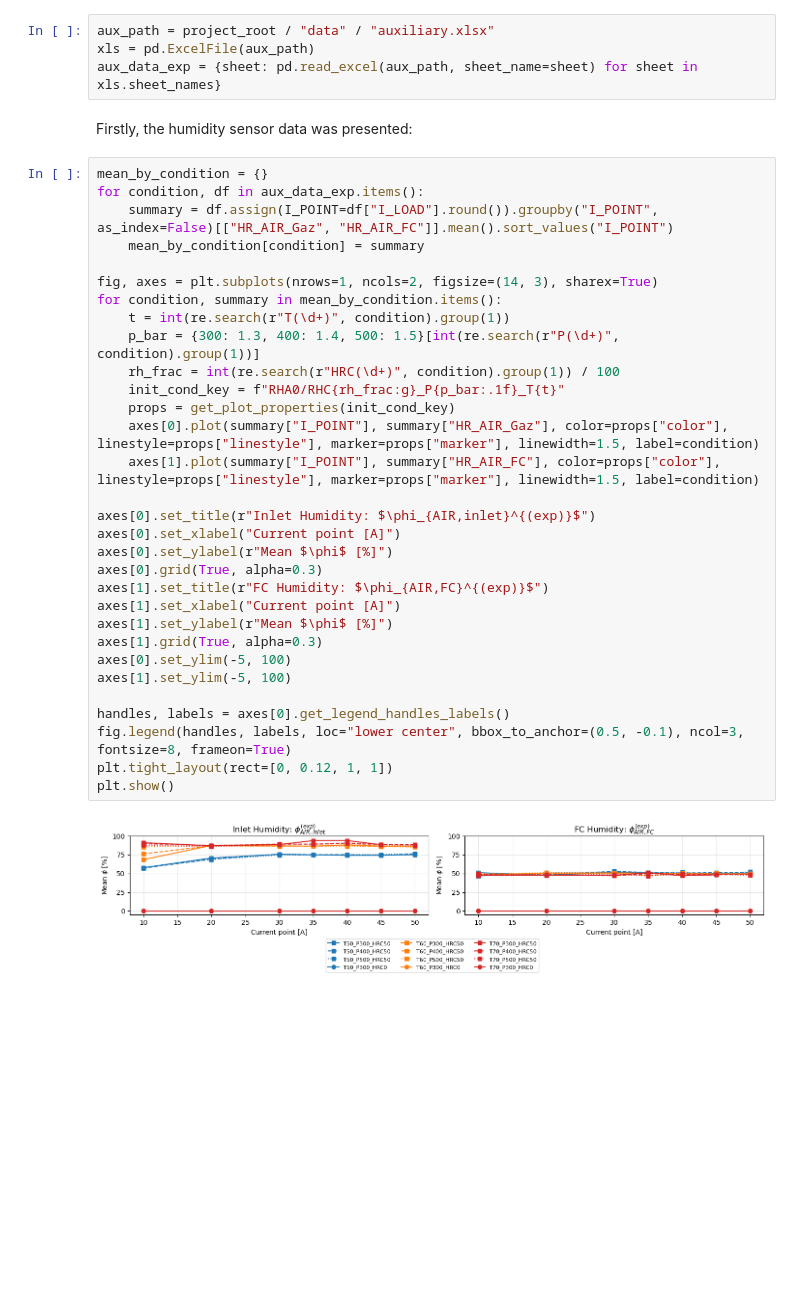
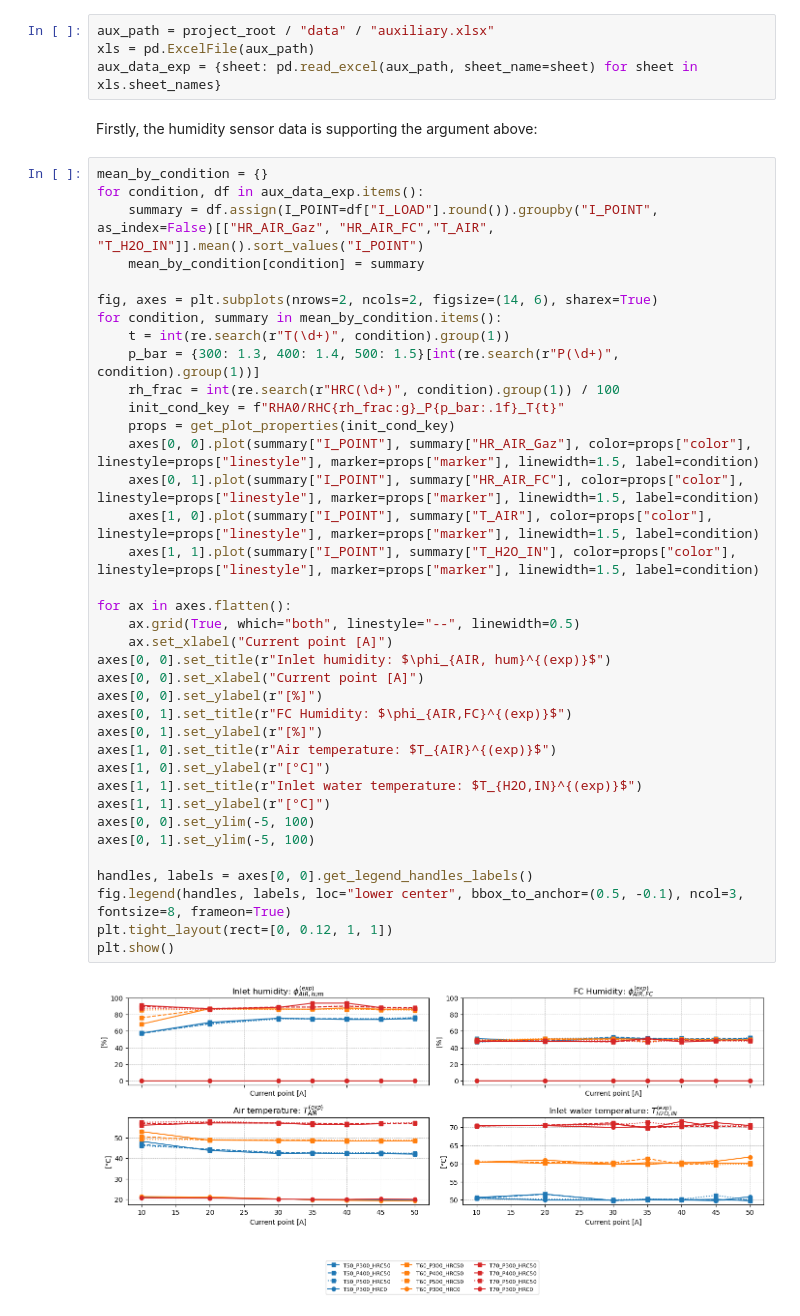
Before and after one commit to YuKwanH/DS-AlphaPEM, a Jupyter notebook: simulation/polar_test/case_2026Apr.ipynb, the cells around one changed output. Drawn from its saved outputs; the diff is of its cells as text; blank space fills up the shorter version.

```diff
--- a/simulation/polar_test/case_2026Apr.ipynb
+++ b/simulation/polar_test/case_2026Apr.ipynb
@@ -32,37 +32,43 @@ aux_path = project_root / "data" / "auxiliary.xlsx"
 xls = pd.ExcelFile(aux_path)
 aux_data_exp = {sheet: pd.read_excel(aux_path, sheet_name=sheet) for sheet in xls.sheet_names}
 # %% [markdown]
-Firstly, the humidity sensor data was presented:
+Firstly, the humidity sensor data is supporting the argument above:
 # %%
 mean_by_condition = {}
 for condition, df in aux_data_exp.items():
-    summary = df.assign(I_POINT=df["I_LOAD"].round()).groupby("I_POINT", as_index=False)[["HR_AIR_Gaz", "HR_AIR_FC"]].mean().sort_values("I_POINT")
+    summary = df.assign(I_POINT=df["I_LOAD"].round()).groupby("I_POINT", as_index=False)[["HR_AIR_Gaz", "HR_AIR_FC","T_AIR", "T_H2O_IN"]].mean().sort_values("I_POINT")
     mean_by_condition[condition] = summary
 
-fig, axes = plt.subplots(nrows=1, ncols=2, figsize=(14, 3), sharex=True)
+fig, axes = plt.subplots(nrows=2, ncols=2, figsize=(14, 6), sharex=True)
 for condition, summary in mean_by_condition.items():
     t = int(re.search(r"T(\d+)", condition).group(1))
     p_bar = {300: 1.3, 400: 1.4, 500: 1.5}[int(re.search(r"P(\d+)", condition).group(1))]
     rh_frac = int(re.search(r"HRC(\d+)", condition).group(1)) / 100
     init_cond_key = f"RHA0/RHC{rh_frac:g}_P{p_bar:.1f}_T{t}"
     props = get_plot_properties(init_cond_key)
-    axes[0].plot(summary["I_POINT"], summary["HR_AIR_Gaz"], color=props["color"], linestyle=props["linestyle"], marker=props["marker"], linewidth=1.5, label=condition)
-    axes[1].plot(summary["I_POINT"], summary["HR_AIR_FC"], color=props["color"], linestyle=props["linestyle"], marker=props["marker"], linewidth=1.5, label=condition)
+    axes[0, 0].plot(summary["I_POINT"], summary["HR_AIR_Gaz"], color=props["color"], linestyle=props["linestyle"], marker=props["marker"], linewidth=1.5, label=condition)
+    axes[0, 1].plot(summary["I_POINT"], summary["HR_AIR_FC"], color=props["color"], linestyle=props["linestyle"], marker=props["marker"], linewidth=1.5, label=condition)
+    axes[1, 0].plot(summary["I_POINT"], summary["T_AIR"], color=props["color"], linestyle=props["linestyle"], marker=props["marker"], linewidth=1.5, label=condition)
+    axes[1, 1].plot(summary["I_POINT"], summary["T_H2O_IN"], color=props["color"], linestyle=props["linestyle"], marker=props["marker"], linewidth=1.5, label=condition)
 
-axes[0].set_title(r"Inlet Humidity: $\phi_{AIR,inlet}^{(exp)}$")
-axes[0].set_xlabel("Current point [A]")
-axes[0].set_ylabel(r"Mean $\phi$ [%]")
-axes[0].grid(True, alpha=0.3)
-axes[1].set_title(r"FC Humidity: $\phi_{AIR,FC}^{(exp)}$")
-axes[1].set_xlabel("Current point [A]")
-axes[1].set_ylabel(r"Mean $\phi$ [%]")
-axes[1].grid(True, alpha=0.3)
-axes[0].set_ylim(-5, 100)
-axes[1].set_ylim(-5, 100)
+for ax in axes.flatten():
+    ax.grid(True, which="both", linestyle="--", linewidth=0.5)
+    ax.set_xlabel("Current point [A]")
+axes[0, 0].set_title(r"Inlet humidity: $\phi_{AIR, hum}^{(exp)}$")
+axes[0, 0].set_xlabel("Current point [A]")
+axes[0, 0].set_ylabel(r"[%]")
+axes[0, 1].set_title(r"FC Humidity: $\phi_{AIR,FC}^{(exp)}$")
+axes[0, 1].set_ylabel(r"[%]")
+axes[1, 0].set_title(r"Air temperature: $T_{AIR}^{(exp)}$")
+axes[1, 0].set_ylabel(r"[°C]")
+axes[1, 1].set_title(r"Inlet water temperature: $T_{H2O,IN}^{(exp)}$")
+axes[1, 1].set_ylabel(r"[°C]")
+axes[0, 0].set_ylim(-5, 100)
+axes[0, 1].set_ylim(-5, 100)
 
-handles, labels = axes[0].get_legend_handles_labels()
+handles, labels = axes[0, 0].get_legend_handles_labels()
 fig.legend(handles, labels, loc="lower center", bbox_to_anchor=(0.5, -0.1), ncol=3, fontsize=8, frameon=True)
 plt.tight_layout(rect=[0, 0.12, 1, 1])
 plt.show()
 # %% [output]
-[figure, old version]
+[figure, new version]
```
Also changed, not shown: parts of 1 cell of this notebook.
